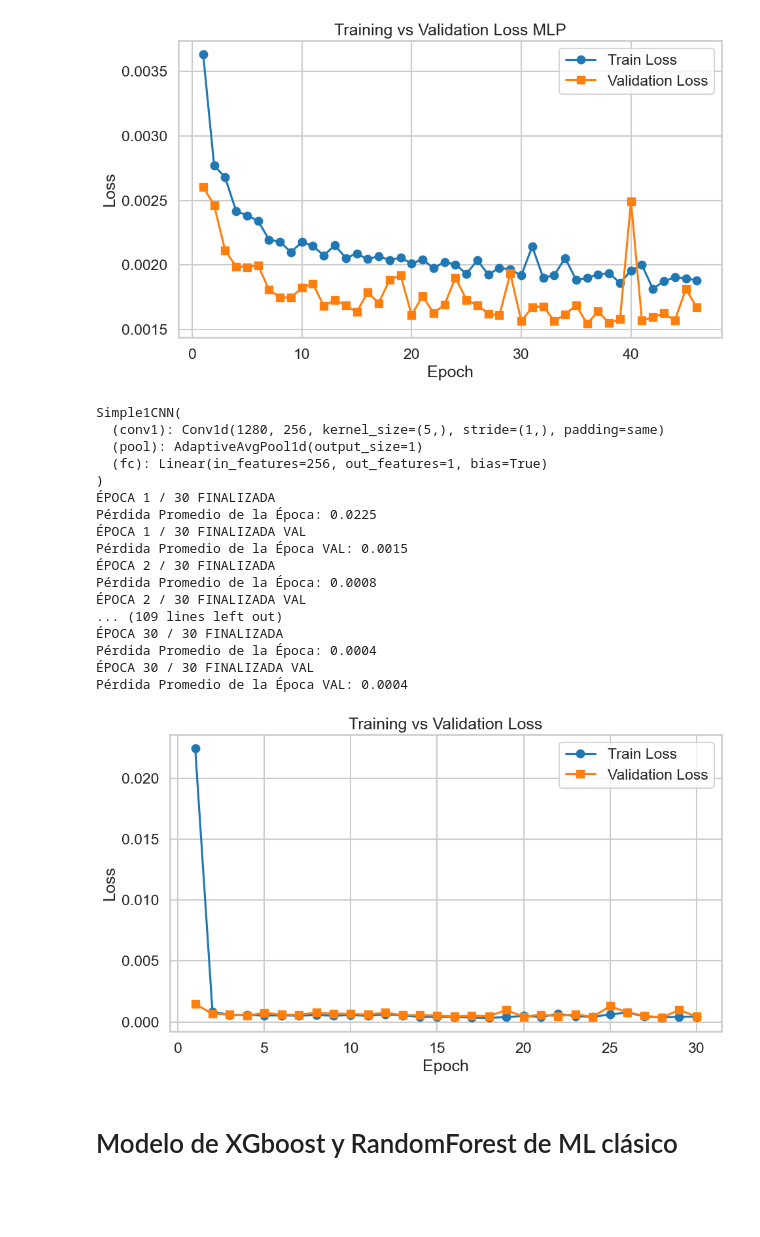
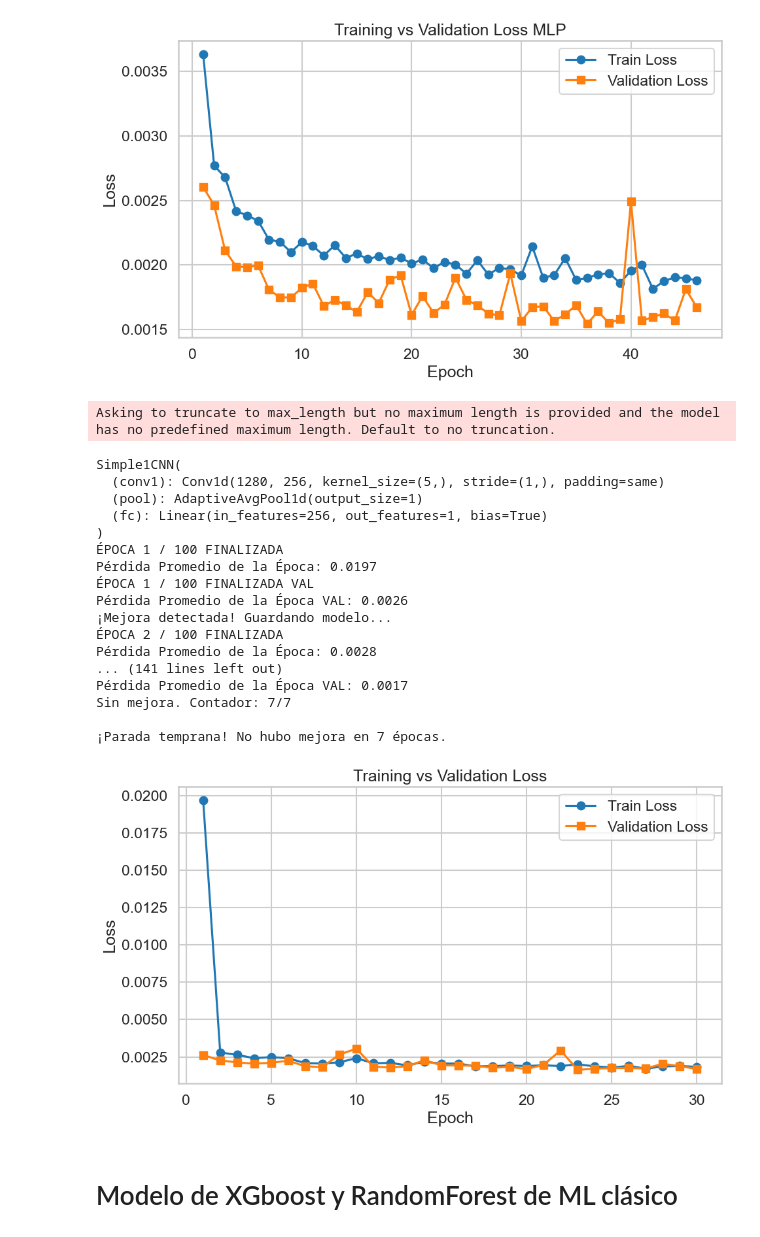
Before and after one commit to josemanuelgarciaogarrio/drug-design-diabetes-team29, a Jupyter notebook: main.ipynb, the cells around one changed output. Saved outputs shown, nothing was run; the diff lists cells and outputs as text; code cells hidden in the pictures; blank space fills up the shorter version.

Commit message:
add main notebook for plddt training

```diff
--- a/main.ipynb
+++ b/main.ipynb
@@ -433,7 +433,7 @@ for epoch in range(EPOCHS):
     #TRAIN
     total_epoch_loss = 0.0
     model_cnn.train()
-    for i , (sequences_batch, plddts_batch) in enumerate(data_loader_train):
+    for i , (sequences_batch, plddts_batch, _) in enumerate(data_loader_train):
         plddts_batch = plddts_batch.to(device)
         inputs = tokenizer(sequences_batch, padding=True, truncation=True, return_tensors="pt").to(device)
         with torch.no_grad():
@@ -457,7 +457,7 @@ for epoch in range(EPOCHS):
     model_cnn.eval()
     total_val_loss = 0.0
     with torch.no_grad():
-        for i , (sequences_batch, plddts_batch) in enumerate(data_loader_val):
+        for i , (sequences_batch, plddts_batch, _) in enumerate(data_loader_val):
             plddts_batch = plddts_batch.to(device)
             inputs = tokenizer(sequences_batch, padding=True, truncation=True, return_tensors="pt").to(device)
             outputs = model(**inputs)
@@ -493,38 +493,39 @@ for epoch in range(EPOCHS):
         print(f"\n¡Parada temprana! No hubo mejora en {paciencia} épocas.")
         break  # Rompemos el bucle de entrenamiento
 # %% [output]
-Simple1CNN(
-  (conv1): Conv1d(1280, 256, kernel_size=(5,), stride=(1,), padding=same)
-  (pool): AdaptiveAvgPool1d(output_size=1)
-  (fc): Linear(in_features=256, out_features=1, bias=True)
-)
-ÉPOCA 1 / 30 FINALIZADA
-Pérdida Promedio de la Época: 0.0225
-ÉPOCA 1 / 30 FINALIZADA VAL
-Pérdida Promedio de la Época VAL: 0.0015
-ÉPOCA 2 / 30 FINALIZADA
-Pérdida Promedio de la Época: 0.0008
-ÉPOCA 2 / 30 FINALIZADA VAL
-... (109 lines left out)
-ÉPOCA 30 / 30 FINALIZADA
-Pérdida Promedio de la Época: 0.0004
-ÉPOCA 30 / 30 FINALIZADA VAL
-Pérdida Promedio de la Época VAL: 0.0004
+Asking to truncate to max_length but no maximum length is provided and the model has no predefined maximum length. Default to no truncation.
+Simple1CNN(
+  (conv1): Conv1d(1280, 256, kernel_size=(5,), stride=(1,), padding=same)
+  (pool): AdaptiveAvgPool1d(output_size=1)
+  (fc): Linear(in_features=256, out_features=1, bias=True)
+)
+ÉPOCA 1 / 100 FINALIZADA
+Pérdida Promedio de la Época: 0.0197
+ÉPOCA 1 / 100 FINALIZADA VAL
+Pérdida Promedio de la Época VAL: 0.0026
+¡Mejora detectada! Guardando modelo...
+ÉPOCA 2 / 100 FINALIZADA
+Pérdida Promedio de la Época: 0.0028
+... (141 lines left out)
+Pérdida Promedio de la Época VAL: 0.0017
+Sin mejora. Contador: 7/7
+
+¡Parada temprana! No hubo mejora en 7 épocas.
 # %%
 plt.figure(figsize=(10, 6))
-epochs = range(1, EPOCHS+ 1)
+epochs = range(1, len(cnn_train_losses)+ 1)
 plt.plot(epochs, cnn_train_losses, label='Train Loss', marker='o')
 plt.plot(epochs, cnn_val_losses, label='Validation Loss', marker='s')
 plt.xlabel('Epoch')
 plt.ylabel('Loss')
 plt.title('Training vs Validation Loss')
 plt.legend()
 plt.grid(True)
 plt.tight_layout()
 #plt.savefig(save_path, dpi=300)
 plt.show()
 # %% [output]
-[figure, old version]
+[figure, new version]
 # %% [markdown]
 # Modelo de XGboost y RandomForest de ML clásico
 # %%
```
Also changed, not shown: parts of 8 cells of this notebook.
